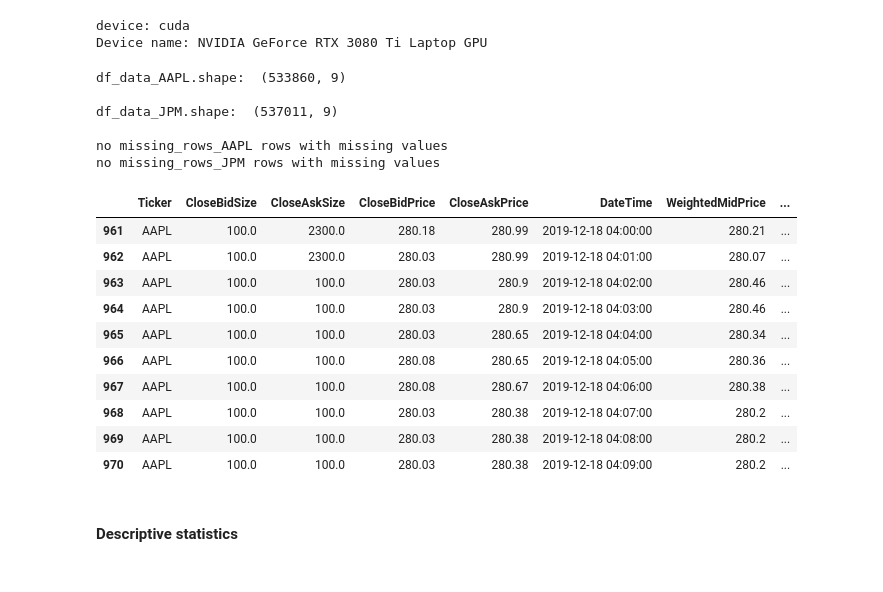
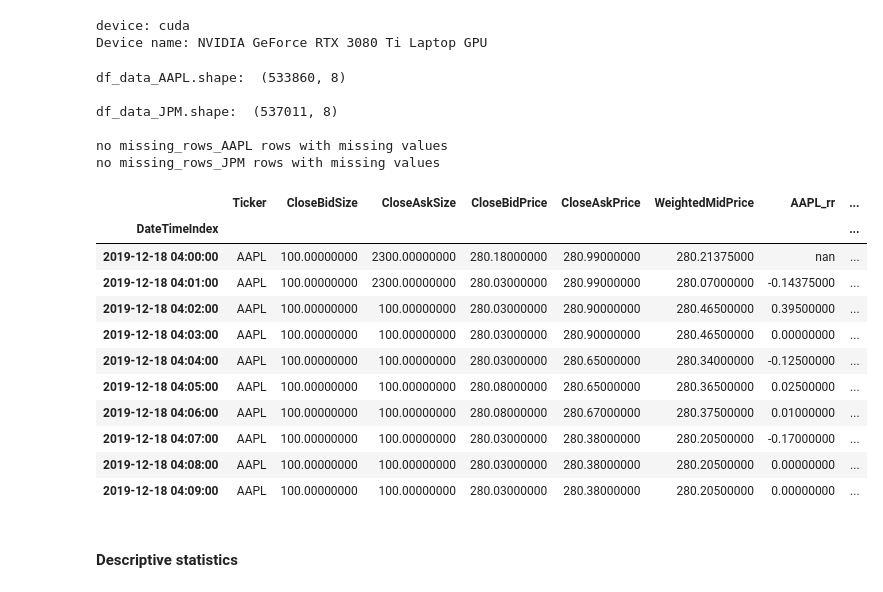
Before and after one commit to g-i-o-r-g-i-o/volgpt, a Jupyter notebook: volgpt_data.ipynb, the cells around one changed output. Cells and saved outputs as stored; diff of their text form; code cells hidden in the pictures.

```diff
--- a/volgpt_data.ipynb
+++ b/volgpt_data.ipynb
@@ -21,42 +21,43 @@ Device name: NVIDIA GeForce RTX 3080 Ti Laptop GPU
 # %%
 import pandas as pd
 from volgpt_data import high_frequency_data
 pd.set_option('display.width', 1000)  # Set pandas display width to 1000 characters
 
-df_data_AAPL, df_data_JPM, AAPL_rr, JPM_rr, AAPL_lr, JPM_lr, AAPL_stats, JPM_stats = high_frequency_data()
+df_data_AAPL, df_data_JPM, AAPL_rr, JPM_rr, AAPL_lr, JPM_lr, AAPL_stats, JPM_stats = high_frequency_data(dp=8) # pass dp, being the number of decimal places to round to
 missing_rows_AAPL = df_data_AAPL[df_data_AAPL.isnull().any(axis=1)] # Check for rows with missing values, AAPL
 missing_rows_JPM = df_data_JPM[df_data_JPM.isnull().any(axis=1)] # Check for rows with missing values, JPM
 
 print('df_data_AAPL.shape: ', df_data_AAPL.shape, '\n')
 print('df_data_JPM.shape: ', df_data_JPM.shape, '\n')
 if missing_rows_AAPL.shape[0] == 0:
     print("no missing_rows_AAPL rows with missing values")
 else:
     print('missing AAPL rows: ', missing_rows_AAPL.shape, '\n') # print number of rows with missing values
 if missing_rows_JPM.shape[0] == 0:
     print("no missing_rows_JPM rows with missing values")
 else:
     print('missing JPM rows: ', missing_rows_JPM.shape, '\n') # print number of rows with missing values
 
 df_data_AAPL.head(10)
 # %% [output]
-df_data_AAPL.shape:  (533860, 9)
+df_data_AAPL.shape:  (533860, 8)
 
-df_data_JPM.shape:  (537011, 9)
+df_data_JPM.shape:  (537011, 8)
 
 no missing_rows_AAPL rows with missing values
 no missing_rows_JPM rows with missing values
-|  | Ticker | CloseBidSize | CloseAskSize | CloseBidPrice | CloseAskPrice | DateTime | WeightedMidPrice | ... |
-| 961 | AAPL | 100.0 | 2300.0 | 280.18 | 280.99 | 2019-12-18 04:00:00 | 280.21 | ... |
-| 962 | AAPL | 100.0 | 2300.0 | 280.03 | 280.99 | 2019-12-18 04:01:00 | 280.07 | ... |
-| 963 | AAPL | 100.0 | 100.0 | 280.03 | 280.9 | 2019-12-18 04:02:00 | 280.46 | ... |
-| 964 | AAPL | 100.0 | 100.0 | 280.03 | 280.9 | 2019-12-18 04:03:00 | 280.46 | ... |
-| 965 | AAPL | 100.0 | 100.0 | 280.03 | 280.65 | 2019-12-18 04:04:00 | 280.34 | ... |
-| 966 | AAPL | 100.0 | 100.0 | 280.08 | 280.65 | 2019-12-18 04:05:00 | 280.36 | ... |
-| 967 | AAPL | 100.0 | 100.0 | 280.08 | 280.67 | 2019-12-18 04:06:00 | 280.38 | ... |
-| 968 | AAPL | 100.0 | 100.0 | 280.03 | 280.38 | 2019-12-18 04:07:00 | 280.2 | ... |
-| 969 | AAPL | 100.0 | 100.0 | 280.03 | 280.38 | 2019-12-18 04:08:00 | 280.2 | ... |
-| 970 | AAPL | 100.0 | 100.0 | 280.03 | 280.38 | 2019-12-18 04:09:00 | 280.2 | ... |
+|  | Ticker | CloseBidSize | CloseAskSize | CloseBidPrice | CloseAskPrice | WeightedMidPrice | AAPL_rr | ... |
+| DateTimeIndex |  |  |  |  |  |  |  | ... |
+| 2019-12-18 04:00:00 | AAPL | 100.00000000 | 2300.00000000 | 280.18000000 | 280.99000000 | 280.21375000 | nan | ... |
+| 2019-12-18 04:01:00 | AAPL | 100.00000000 | 2300.00000000 | 280.03000000 | 280.99000000 | 280.07000000 | -0.14375000 | ... |
+| 2019-12-18 04:02:00 | AAPL | 100.00000000 | 100.00000000 | 280.03000000 | 280.90000000 | 280.46500000 | 0.39500000 | ... |
+| 2019-12-18 04:03:00 | AAPL | 100.00000000 | 100.00000000 | 280.03000000 | 280.90000000 | 280.46500000 | 0.00000000 | ... |
+| 2019-12-18 04:04:00 | AAPL | 100.00000000 | 100.00000000 | 280.03000000 | 280.65000000 | 280.34000000 | -0.12500000 | ... |
+| 2019-12-18 04:05:00 | AAPL | 100.00000000 | 100.00000000 | 280.08000000 | 280.65000000 | 280.36500000 | 0.02500000 | ... |
+| 2019-12-18 04:06:00 | AAPL | 100.00000000 | 100.00000000 | 280.08000000 | 280.67000000 | 280.37500000 | 0.01000000 | ... |
+| 2019-12-18 04:07:00 | AAPL | 100.00000000 | 100.00000000 | 280.03000000 | 280.38000000 | 280.20500000 | -0.17000000 | ... |
+| 2019-12-18 04:08:00 | AAPL | 100.00000000 | 100.00000000 | 280.03000000 | 280.38000000 | 280.20500000 | 0.00000000 | ... |
+| 2019-12-18 04:09:00 | AAPL | 100.00000000 | 100.00000000 | 280.03000000 | 280.38000000 | 280.20500000 | 0.00000000 | ... |
 # %% [markdown]
 #### Descriptive statistics
 # %%
```
Also changed, not shown: parts of 21 cells of this notebook, 3 other files.
